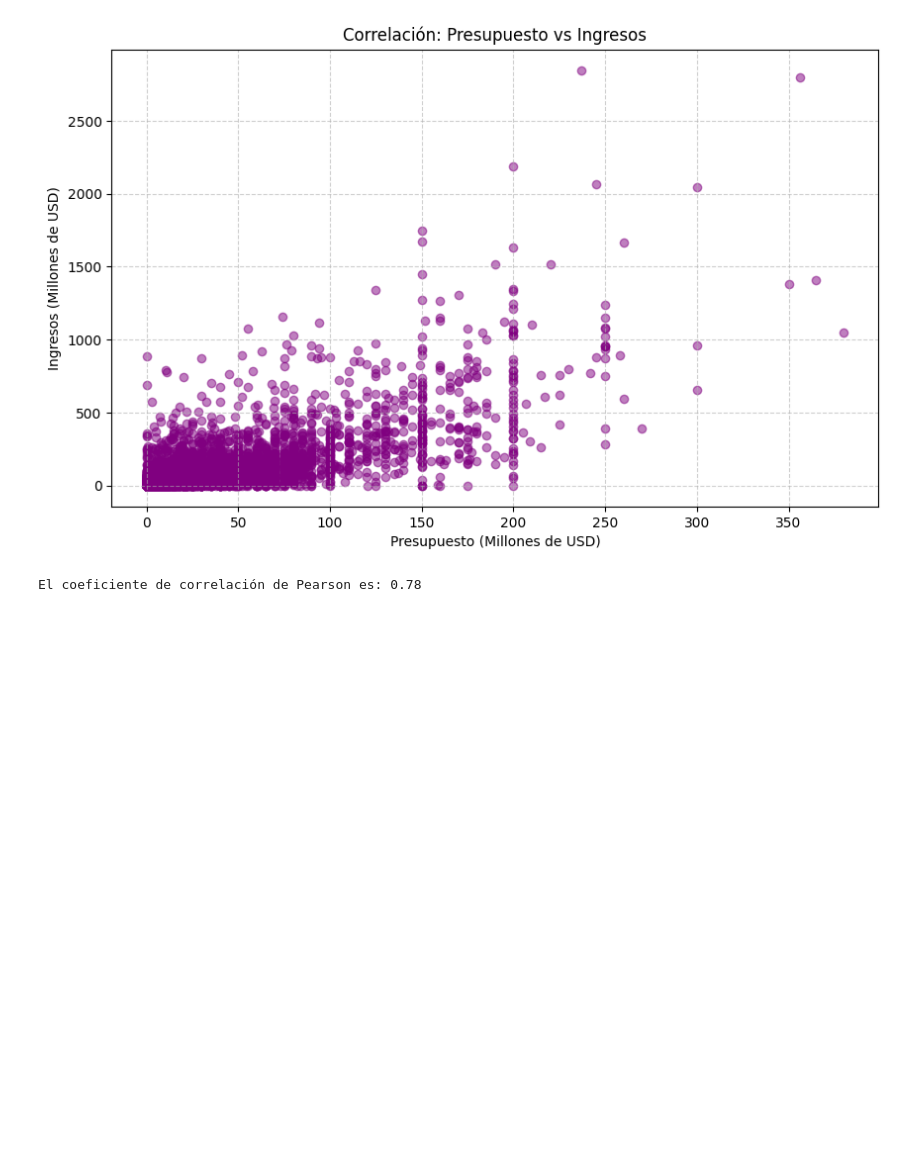
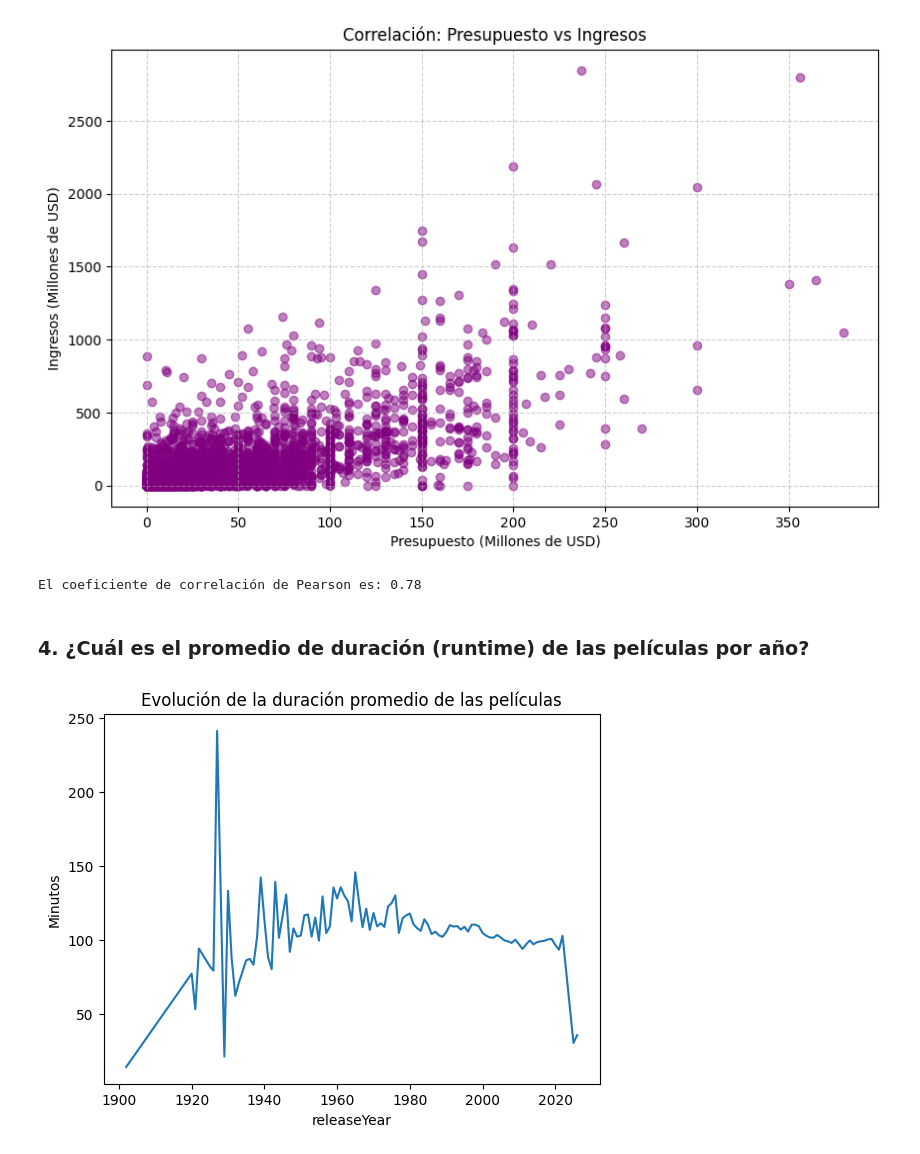
Before and after one commit to jcdiegolopez/MD-LAB01, a Jupyter notebook: main.ipynb, the cells around one changed output. Drawn from its saved outputs; the diff is of its cells as text; code cells hidden in the pictures; blank space fills up the shorter version.

```diff
--- a/main.ipynb
+++ b/main.ipynb
@@ -1457,3 +1457,13 @@ print(f"El coeficiente de correlación de Pearson es: {correlation:.2f}")
 # %% [output]
 [figure]
 El coeficiente de correlación de Pearson es: 0.78
+# %% [markdown]
+### 4. ¿Cuál es el promedio de duración (runtime) de las películas por año?
+# %%
+# 4. ¿Cuál es el promedio de duración de las películas por año?
+duracion_por_año = datos.groupby('releaseYear')['runtime'].mean()
+duracion_por_año.plot(kind='line', title='Evolución de la duración promedio de las películas')
+plt.ylabel('Minutos')
+plt.show()
+# %% [output]
+[figure, added]
```
